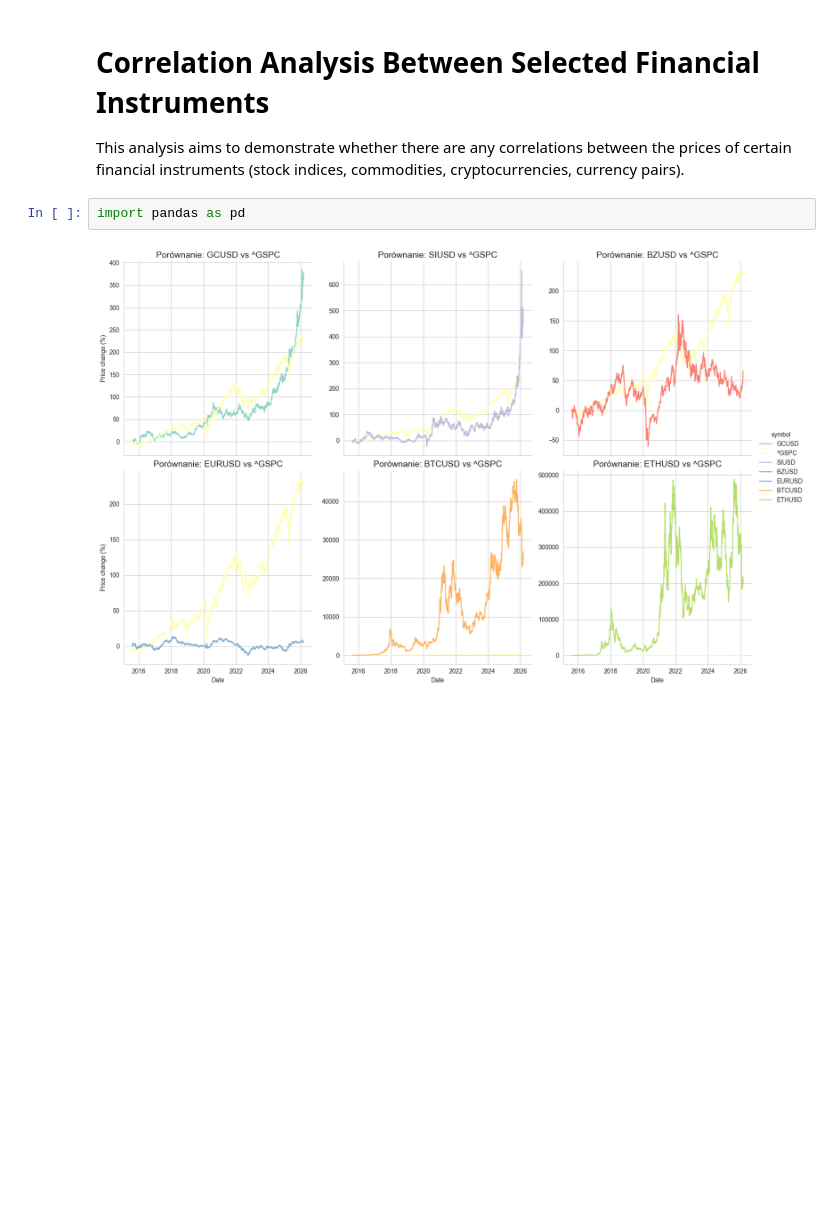
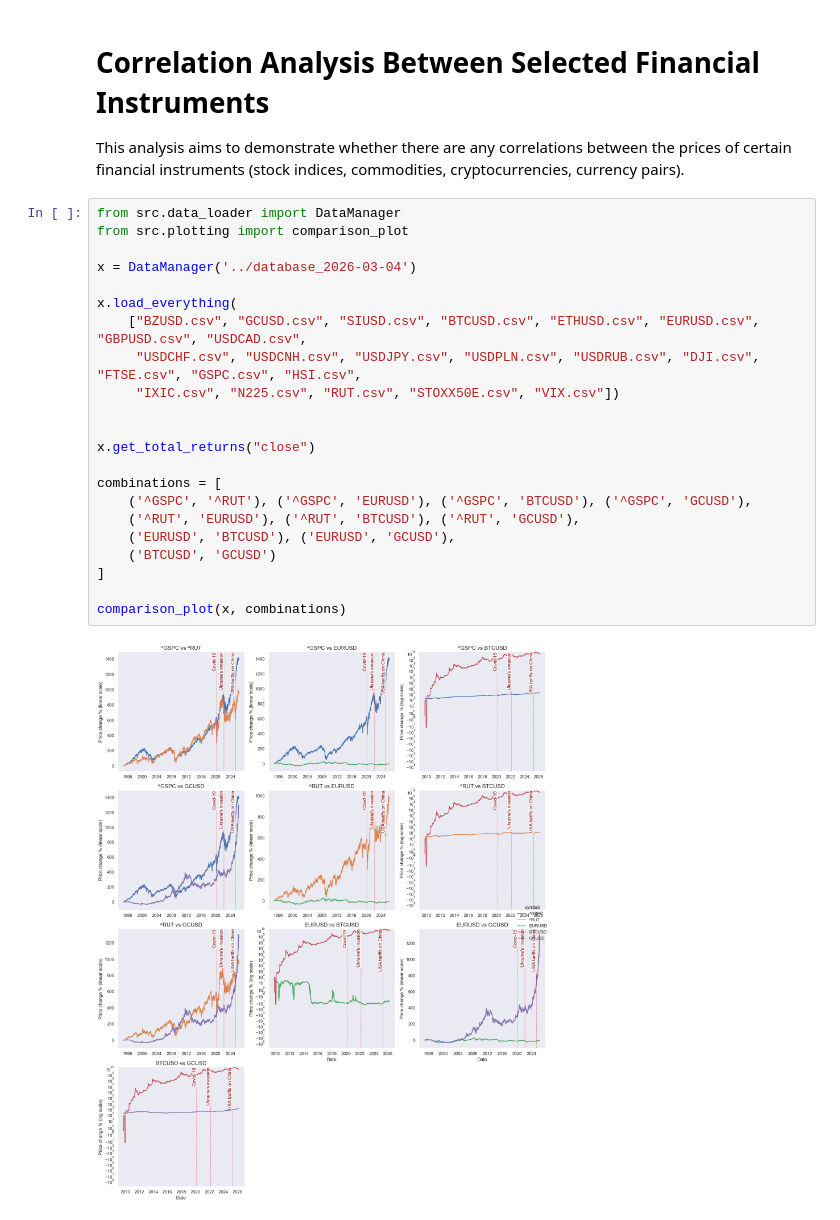
Before and after one commit to pawel-szulik/financial-market-analysis, a Jupyter notebook: notebooks/analysis.ipynb, the cells around one changed output. Cells and saved outputs as stored; diff of their text form; blank space fills up the shorter version.

```diff
--- a/notebooks/analysis.ipynb
+++ b/notebooks/analysis.ipynb
@@ -3,6 +3,26 @@
 
 This analysis aims to demonstrate whether there are any correlations between the prices of certain financial instruments (stock indices, commodities, cryptocurrencies, currency pairs).
 # %%
-import pandas as pd
+from src.data_loader import DataManager
+from src.plotting import comparison_plot
+
+x = DataManager('../database_2026-03-04')
+
+x.load_everything(
+    ["BZUSD.csv", "GCUSD.csv", "SIUSD.csv", "BTCUSD.csv", "ETHUSD.csv", "EURUSD.csv", "GBPUSD.csv", "USDCAD.csv",
+     "USDCHF.csv", "USDCNH.csv", "USDJPY.csv", "USDPLN.csv", "USDRUB.csv", "DJI.csv", "FTSE.csv", "GSPC.csv", "HSI.csv",
+     "IXIC.csv", "N225.csv", "RUT.csv", "STOXX50E.csv", "VIX.csv"])
+
+
+x.get_total_returns("close")
+
+combinations = [
+    ('^GSPC', '^RUT'), ('^GSPC', 'EURUSD'), ('^GSPC', 'BTCUSD'), ('^GSPC', 'GCUSD'),
+    ('^RUT', 'EURUSD'), ('^RUT', 'BTCUSD'), ('^RUT', 'GCUSD'),
+    ('EURUSD', 'BTCUSD'), ('EURUSD', 'GCUSD'),
+    ('BTCUSD', 'GCUSD')
+]
+
+comparison_plot(x, combinations)
 # %% [output]
-[figure, old version]
+[figure, new version]
```
Also changed, not shown: 2 other files.
